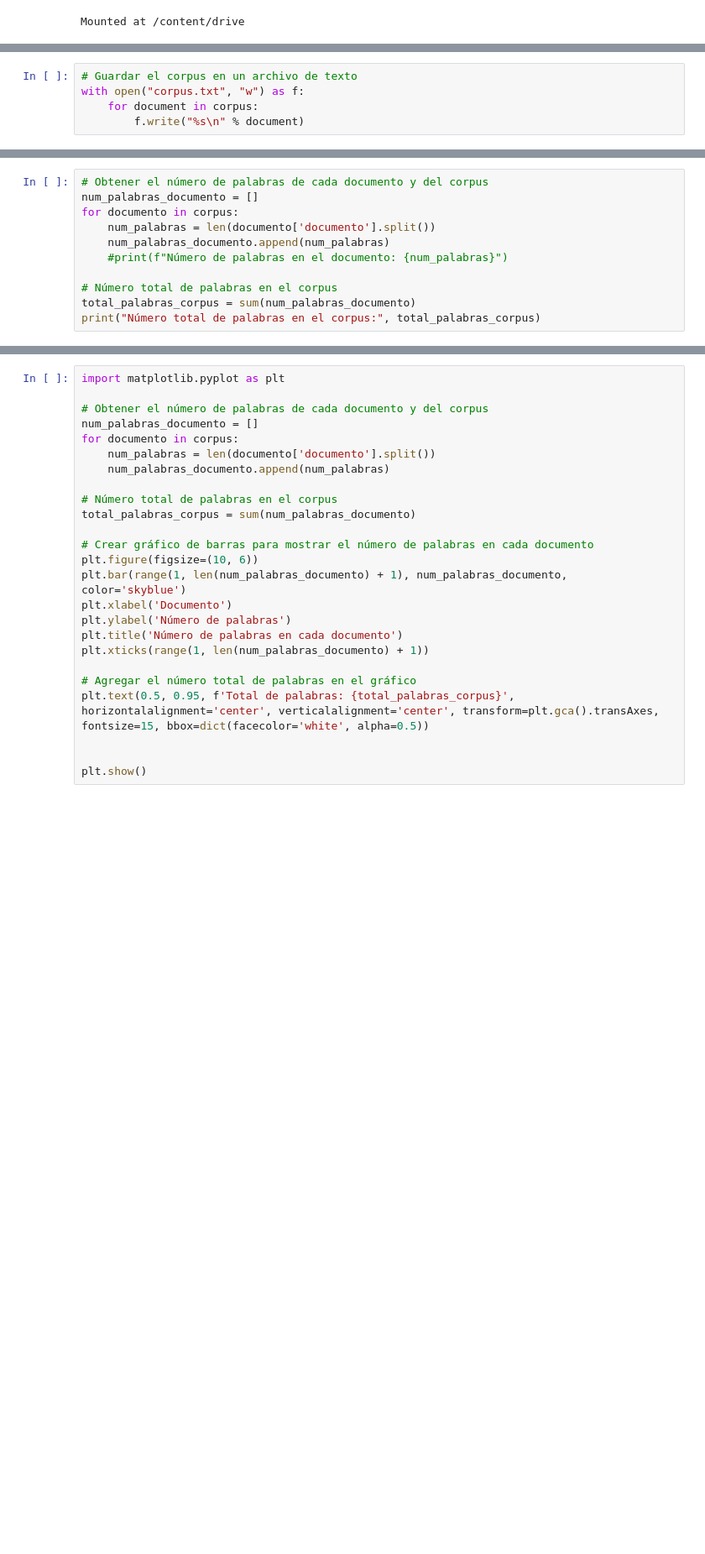
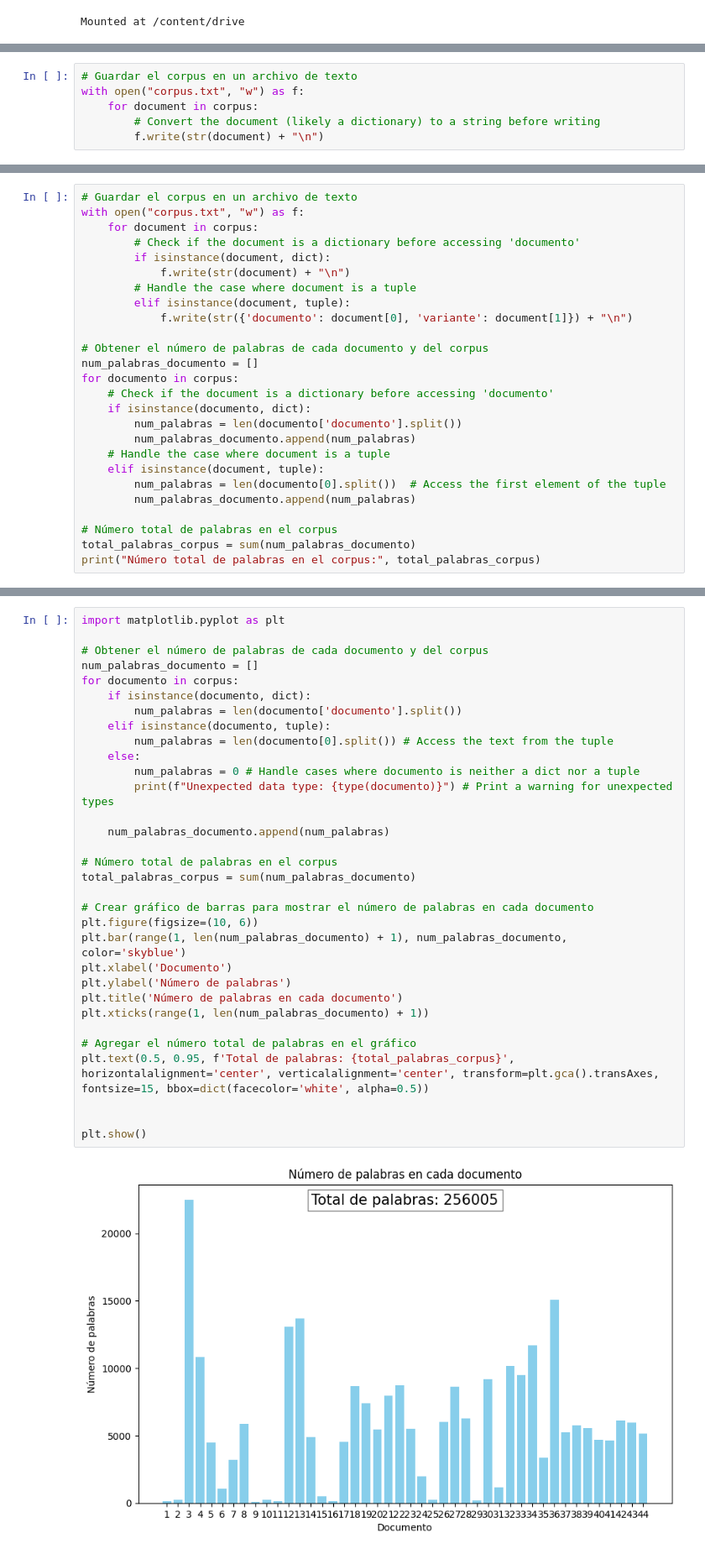
Before and after one commit to rodrigo-loayza/TACC-TA, a Jupyter notebook: codigo_fuente_corpus.ipynb, the cells around one changed output, grey strips where cells are left out. Shown at 84% size. Cells and saved outputs as stored; diff of their text form; blank space fills up the shorter version.

Commit message:
U20206429 - Actualizacion del corpus trabajado con todo el equipo
Eliminamos caracteres que no se deseaban

```diff
--- a/codigo_fuente_corpus.ipynb
+++ b/codigo_fuente_corpus.ipynb
@@ -302,6 +386,7 @@ len(corpus)
 # Guardar el corpus en un archivo de texto
 with open("corpus.txt", "w") as f:
     for document in corpus:
-        f.write("%s\n" % document)
+        # Convert the document (likely a dictionary) to a string before writing
+        f.write(str(document) + "\n")
 # %%
 print("Número de documentos en el corpus:", len(corpus))
@@ -308,10 +395,25 @@ print("Número de documentos en el corpus:", len(corpus))
 # %%
+# Guardar el corpus en un archivo de texto
+with open("corpus.txt", "w") as f:
+    for document in corpus:
+        # Check if the document is a dictionary before accessing 'documento'
+        if isinstance(document, dict):
+            f.write(str(document) + "\n")
+        # Handle the case where document is a tuple
+        elif isinstance(document, tuple):
+            f.write(str({'documento': document[0], 'variante': document[1]}) + "\n")
+
 # Obtener el número de palabras de cada documento y del corpus
 num_palabras_documento = []
 for documento in corpus:
-    num_palabras = len(documento['documento'].split())
-    num_palabras_documento.append(num_palabras)
-    #print(f"Número de palabras en el documento: {num_palabras}")
+    # Check if the document is a dictionary before accessing 'documento'
+    if isinstance(documento, dict):
+        num_palabras = len(documento['documento'].split())
+        num_palabras_documento.append(num_palabras)
+    # Handle the case where document is a tuple
+    elif isinstance(document, tuple):
+        num_palabras = len(documento[0].split())  # Access the first element of the tuple
+        num_palabras_documento.append(num_palabras)
 
 # Número total de palabras en el corpus
 total_palabras_corpus = sum(num_palabras_documento)
@@ -319,25 +423,34 @@ print("Número total de palabras en el corpus:", total_palabras_corpus)
 # %%
 import matplotlib.pyplot as plt
 
 # Obtener el número de palabras de cada documento y del corpus
 num_palabras_documento = []
 for documento in corpus:
-    num_palabras = len(documento['documento'].split())
+    if isinstance(documento, dict):
+        num_palabras = len(documento['documento'].split())
+    elif isinstance(documento, tuple):
+        num_palabras = len(documento[0].split()) # Access the text from the tuple
+    else:
+        num_palabras = 0 # Handle cases where documento is neither a dict nor a tuple
+        print(f"Unexpected data type: {type(documento)}") # Print a warning for unexpected types
+
     num_palabras_documento.append(num_palabras)
 
 # Número total de palabras en el corpus
 total_palabras_corpus = sum(num_palabras_documento)
 
 # Crear gráfico de barras para mostrar el número de palabras en cada documento
 plt.figure(figsize=(10, 6))
 plt.bar(range(1, len(num_palabras_documento) + 1), num_palabras_documento, color='skyblue')
 plt.xlabel('Documento')
 plt.ylabel('Número de palabras')
 plt.title('Número de palabras en cada documento')
 plt.xticks(range(1, len(num_palabras_documento) + 1))
 
 # Agregar el número total de palabras en el gráfico
 plt.text(0.5, 0.95, f'Total de palabras: {total_palabras_corpus}', horizontalalignment='center', verticalalignment='center', transform=plt.gca().transAxes, fontsize=15, bbox=dict(facecolor='white', alpha=0.5))
 
 
 plt.show()
+# %% [output]
+[figure, added]
```
Also changed, not shown: parts of 10 cells of this notebook.
